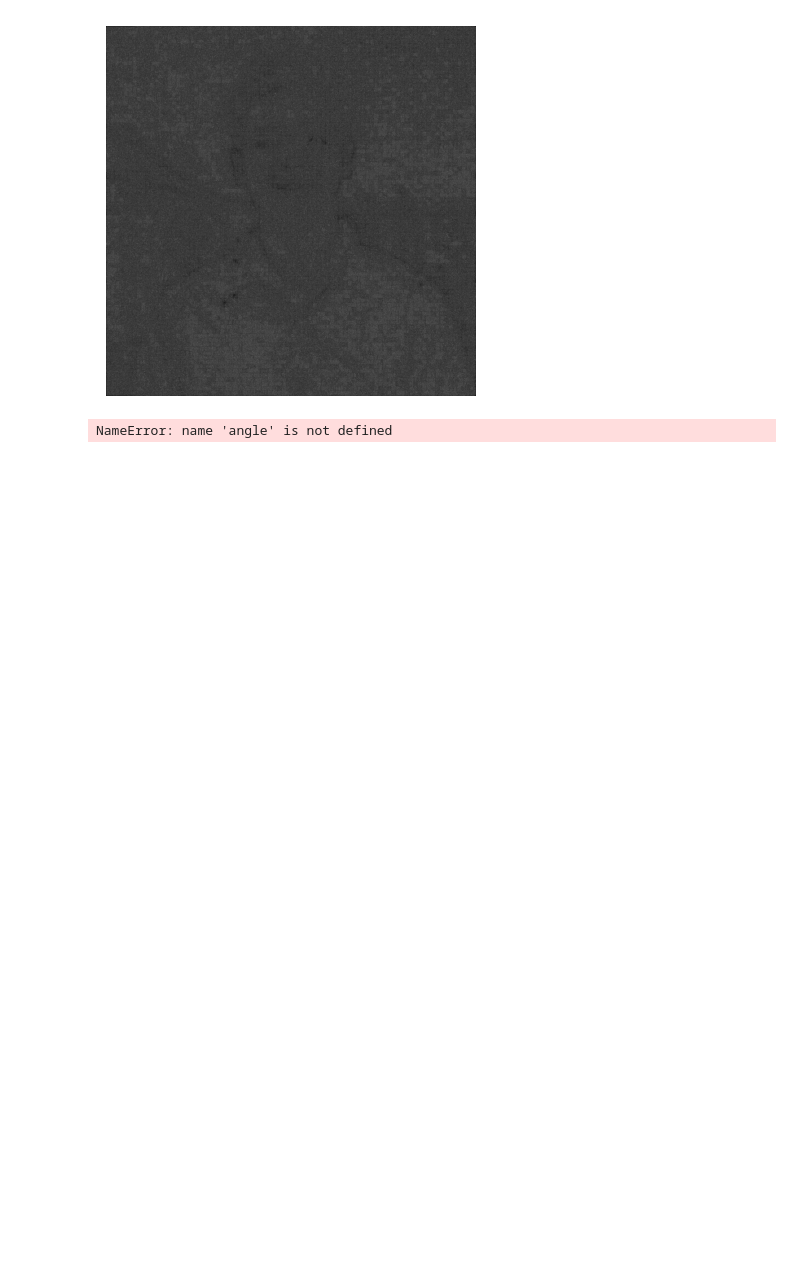
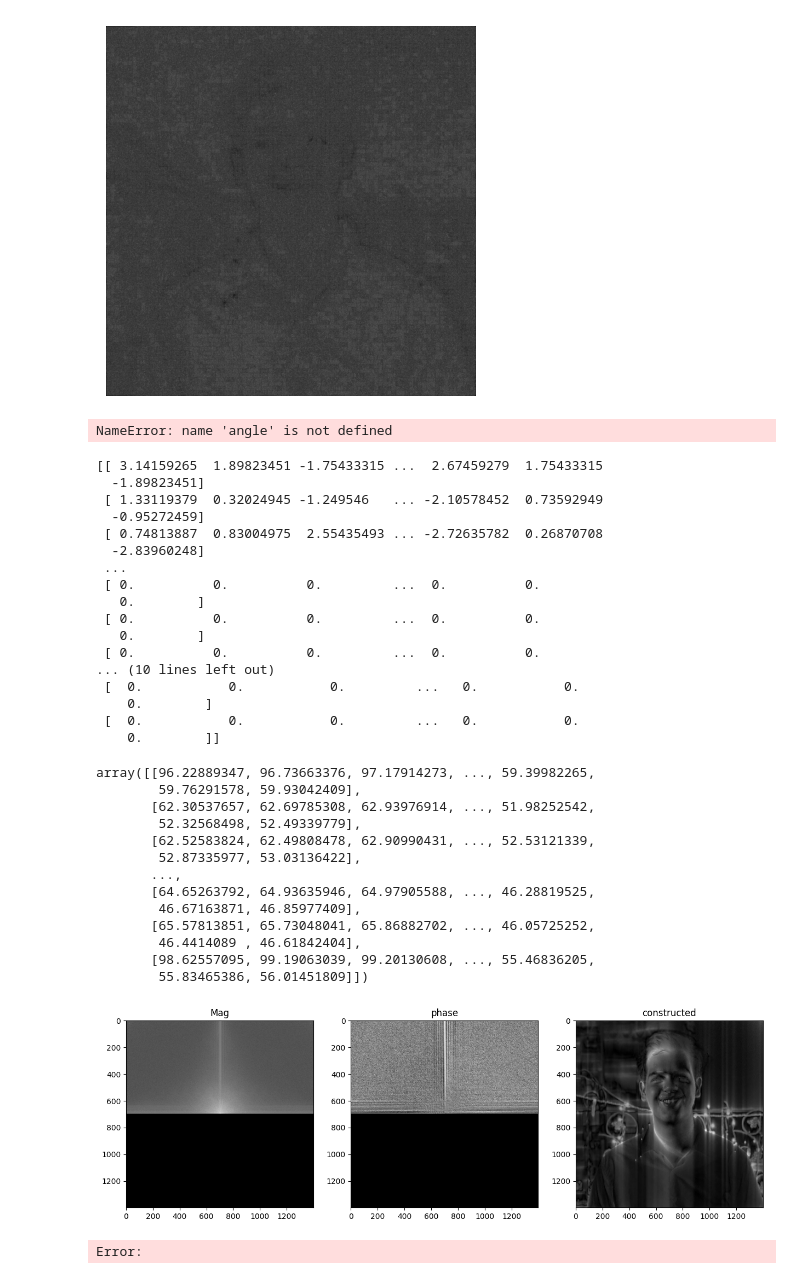
Before and after one commit to omaranwar21/Image_Mixer, a Jupyter notebook: processing/processing.ipynb, the cells around one changed output. Cells and saved outputs as stored; diff of their text form; code cells hidden in the pictures; blank space fills up the shorter version.

```diff
--- a/processing/processing.ipynb
+++ b/processing/processing.ipynb
@@ -1289,3 +1303,48 @@ plt.title("New mag, New phase")
 # pylab.show()
 # %% [output]
 NameError: name 'angle' is not defined
+# %%
+grayA = "mazen.jpeg"
+
+mag, angle = fourier_2D(grayA)
+# mag = [[int(0) for i in range(1400)] for j in range(1400)]
+# print(angle)
+cropM = points(0, 0, 100, 50)
+cropA = points(0, 0, 100, 50)
+mag = crop_2d_img(mag, cropM)
+angle = crop_2d_img(angle, cropA)
+plot_magnitude_phase((mag),angle)
+construct_image (magnitude= mag, angle = angle,id =0)
+# %% [output]
+[[ 3.14159265  1.89823451 -1.75433315 ...  2.67459279  1.75433315
+  -1.89823451]
+ [ 1.33119379  0.32024945 -1.249546   ... -2.10578452  0.73592949
+  -0.95272459]
+ [ 0.74813887  0.83004975  2.55435493 ... -2.72635782  0.26870708
+  -2.83960248]
+ ...
+ [ 0.          0.          0.         ...  0.          0.
+   0.        ]
+ [ 0.          0.          0.         ...  0.          0.
+   0.        ]
+ [ 0.          0.          0.         ...  0.          0.
+... (10 lines left out)
+ [  0.           0.           0.         ...   0.           0.
+    0.        ]
+ [  0.           0.           0.         ...   0.           0.
+    0.        ]]
+array([[96.22889347, 96.73663376, 97.17914273, ..., 59.39982265,
+        59.76291578, 59.93042409],
+       [62.30537657, 62.69785308, 62.93976914, ..., 51.98252542,
+        52.32568498, 52.49339779],
+       [62.52583824, 62.49808478, 62.90990431, ..., 52.53121339,
+        52.87335977, 53.03136422],
+       ...,
+       [64.65263792, 64.93635946, 64.97905588, ..., 46.28819525,
+        46.67163871, 46.85977409],
+       [65.57813851, 65.73048041, 65.86882702, ..., 46.05725252,
+        46.4414089 , 46.61842404],
+       [98.62557095, 99.19063039, 99.20130608, ..., 55.46836205,
+        55.83465386, 56.01451809]])
+[figure, added]
+Error:
```
Also changed, not shown: parts of 2 cells of this notebook, 22 other files.
